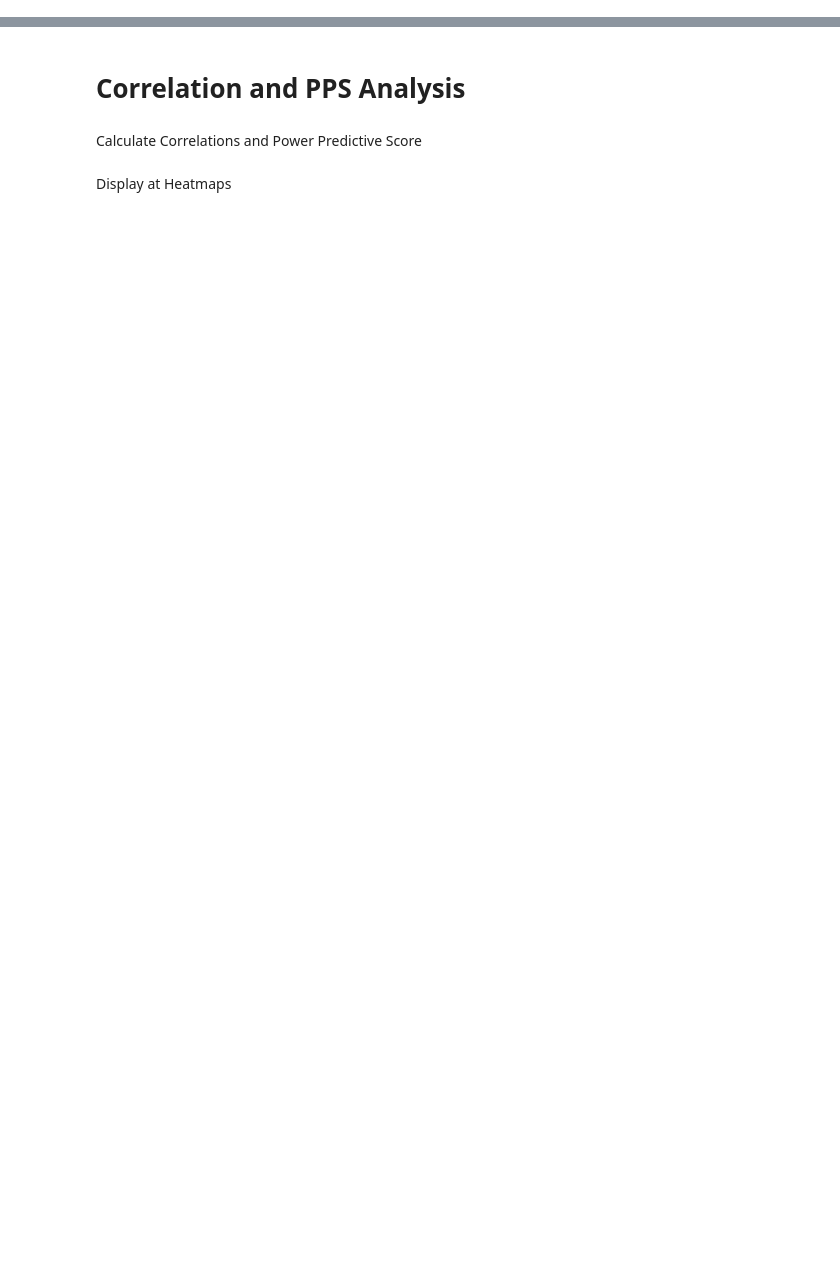
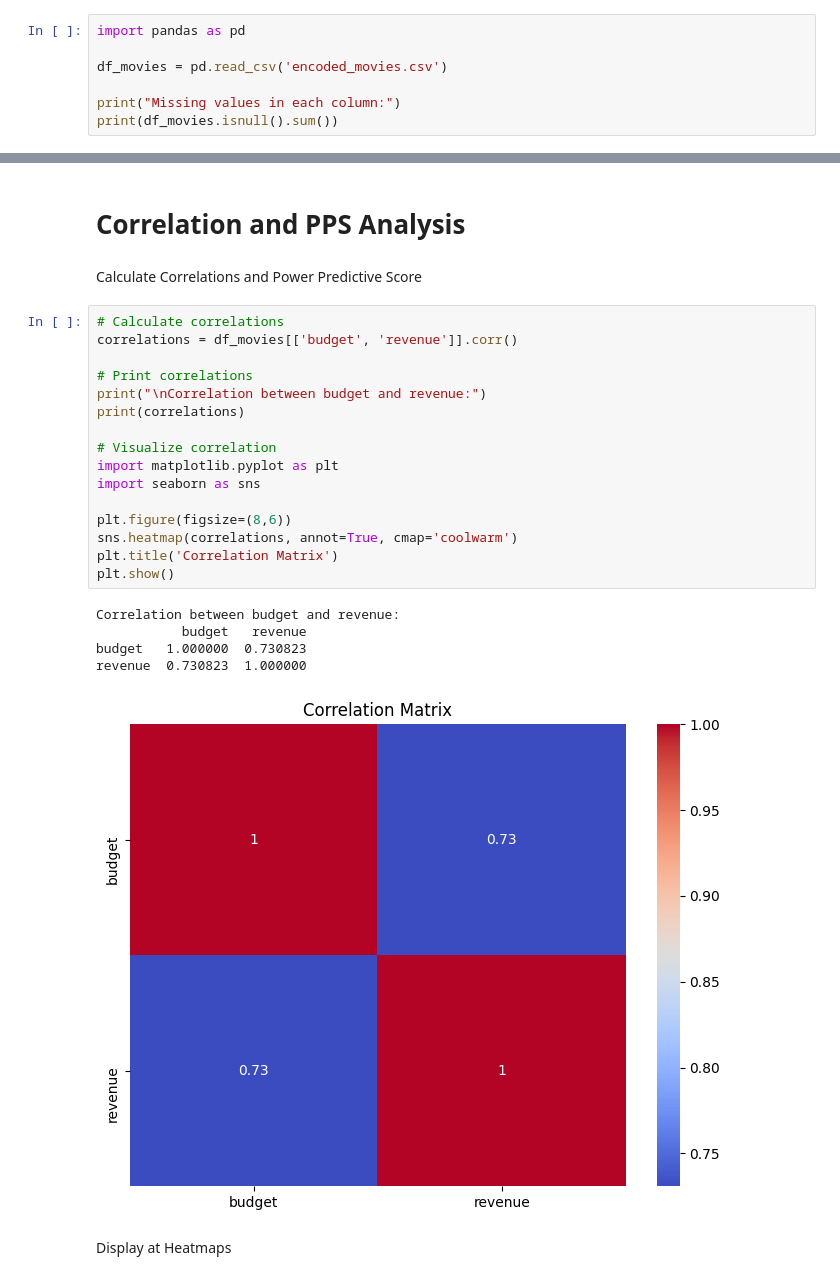
Before and after one commit to Agnieszkalukasiak/Film_Hit_prediction, a Jupyter notebook: jupyter_notebooks/data_cleaning.ipynb, the cells around one changed output, grey strips where cells are left out. Cells and saved outputs as stored; diff of their text form; blank space fills up the shorter version.

```diff
--- a/jupyter_notebooks/data_cleaning.ipynb
+++ b/jupyter_notebooks/data_cleaning.ipynb
@@ -63,0 +79,7 @@ current_dir
+# %%
+import pandas as pd
+
+df_movies = pd.read_csv('encoded_movies.csv')
+
+print("Missing values in each column:")
+print(df_movies.isnull().sum())
@@ -65,5 +114,27 @@ current_dir
 # Correlation and PPS Analysis
 # %% [markdown]
 Calculate Correlations and Power Predictive Score
+# %%
+# Calculate correlations
+correlations = df_movies[['budget', 'revenue']].corr()
+
+# Print correlations
+print("\nCorrelation between budget and revenue:")
+print(correlations)
+
+# Visualize correlation
+import matplotlib.pyplot as plt
+import seaborn as sns
+
+plt.figure(figsize=(8,6))
+sns.heatmap(correlations, annot=True, cmap='coolwarm')
+plt.title('Correlation Matrix')
+plt.show()
+# %% [output]
+Correlation between budget and revenue:
+           budget   revenue
+budget   1.000000  0.730823
+revenue  0.730823  1.000000
+[figure, added]
 # %% [markdown]
 Display at Heatmaps
```
Also changed, not shown: parts of 16 cells of this notebook, 5 other files.
